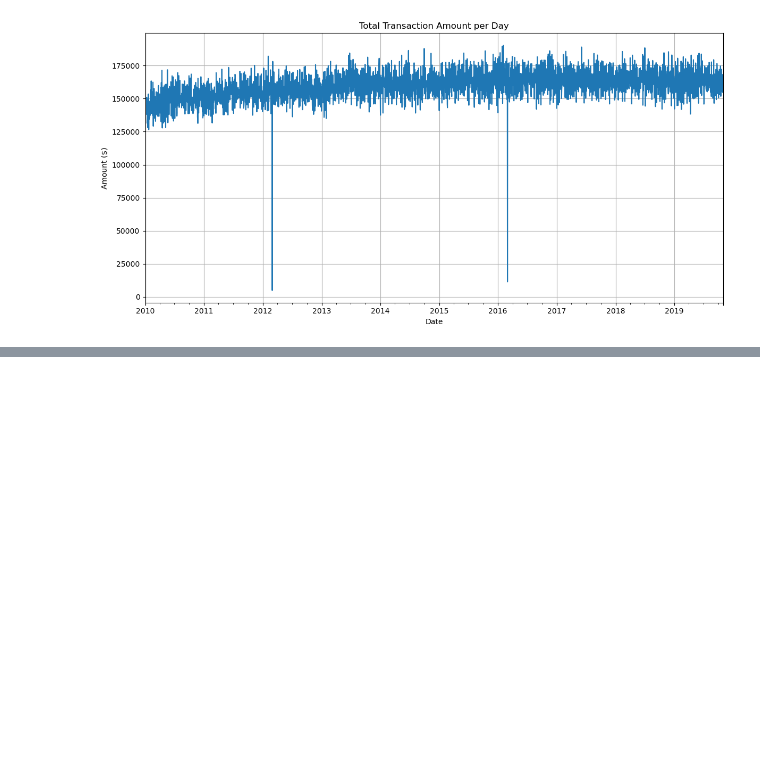
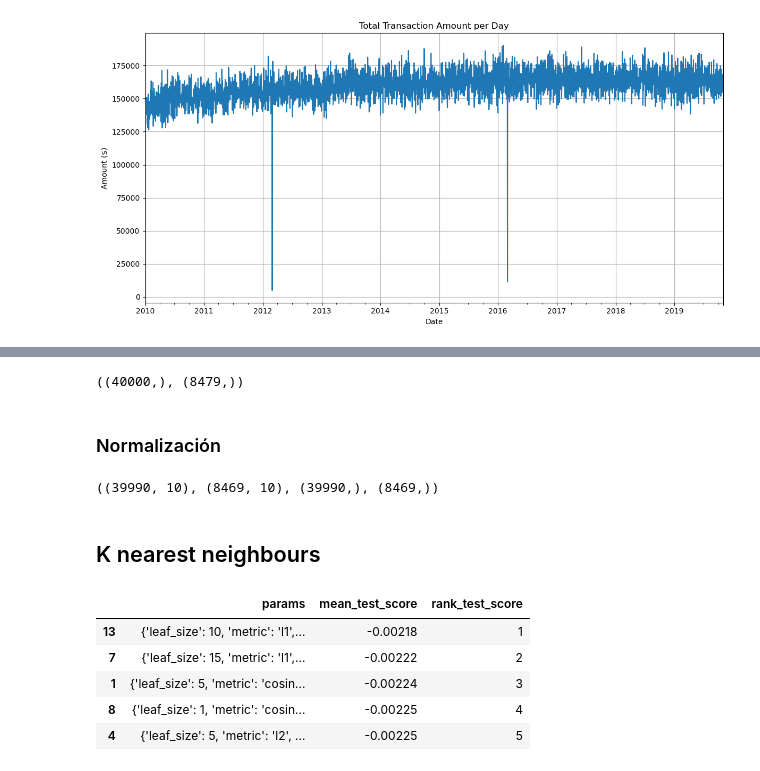
Before and after one commit to PabloJGC/rudolut, a Jupyter notebook: HackUPC.ipynb, the cells around one changed output, grey strips where cells are left out. Saved outputs shown, nothing was run; the diff lists cells and outputs as text; code cells hidden in the pictures; blank space fills up the shorter version.

```diff
--- a/HackUPC.ipynb
+++ b/HackUPC.ipynb
@@ -146,0 +227,8 @@ plt.show()
+# %%
+a_train, a_test = amount.iloc[:40000], amount.iloc[40000:]
+
+a_train.shape, a_test.shape
+# %% [output]
+((40000,), (8479,))
+# %% [markdown]
+### Normalización
@@ -146,0 +248,6 @@ plt.show()
+# %%
+X_train_w.shape, X_test_w.shape, y_train_w.shape, y_test_w.shape
+# %% [output]
+((39990, 10), (8469, 10), (39990,), (8469,))
+# %% [markdown]
+## K nearest neighbours
@@ -146,0 +272,9 @@ plt.show()
+# %%
+show_html(pd.DataFrame(knn_bs.cv_results_).loc[:,['params', 'mean_test_score','rank_test_score']].sort_values(by='rank_test_score').head().to_html())
+# %% [output]
+|  | params | mean_test_score | rank_test_score |
+| 13 | {'leaf_size': 10, 'metric': 'l1',... | -0.00218 | 1 |
+| 7 | {'leaf_size': 15, 'metric': 'l1',... | -0.00222 | 2 |
+| 1 | {'leaf_size': 5, 'metric': 'cosin... | -0.00224 | 3 |
+| 8 | {'leaf_size': 1, 'metric': 'cosin... | -0.00225 | 4 |
+| 4 | {'leaf_size': 5, 'metric': 'l2', ... | -0.00225 | 5 |
```
Also changed, not shown: parts of 14 cells of this notebook.
